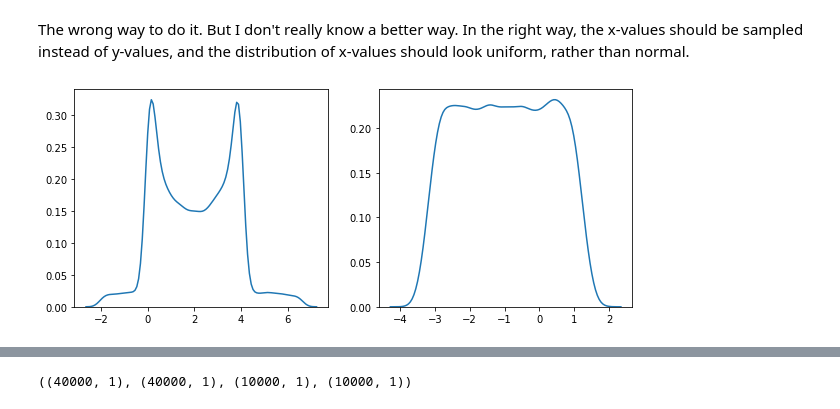
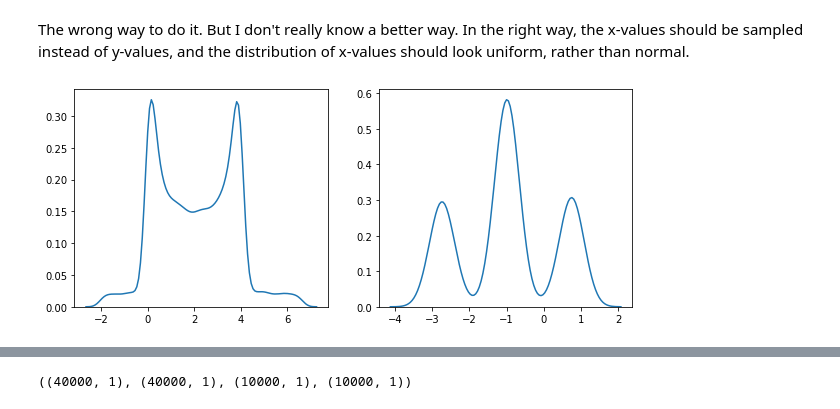
Before and after one commit to zhihanyang2022/bishop1995_notes, a Jupyter notebook: c6_error_functions/conditional_density_estimation_using_gmm_and_nn_demo.ipynb, the cells around one changed output, grey strips where cells are left out. Drawn from its saved outputs; the diff is of its cells as text; code cells hidden in the pictures.

```diff
--- a/c6_error_functions/conditional_density_estimation_using_gmm_and_nn_demo.ipynb
+++ b/c6_error_functions/conditional_density_estimation_using_gmm_and_nn_demo.ipynb
@@ -47,12 +47,12 @@ xs, ys = get_xs_and_ys()
 # %%
 fig = plt.figure(figsize=(10, 4))
 ax = fig.add_subplot(121)
 sns.kdeplot(xs, ax=ax)
 ax = fig.add_subplot(122)
-sns.kdeplot(ys, ax=ax)
+sns.kdeplot(ys[np.logical_and(xs > 1.8, xs < 2.2)], ax=ax)
 plt.show()
 # %% [output]
-[figure, old version]
+[figure, new version]
 # %%
 plt.scatter(xs, ys, s=5, alpha=0.02)
 plt.title('An example of an inverse problem')
```
Also changed, not shown: parts of 42 cells of this notebook, 2 other files.
